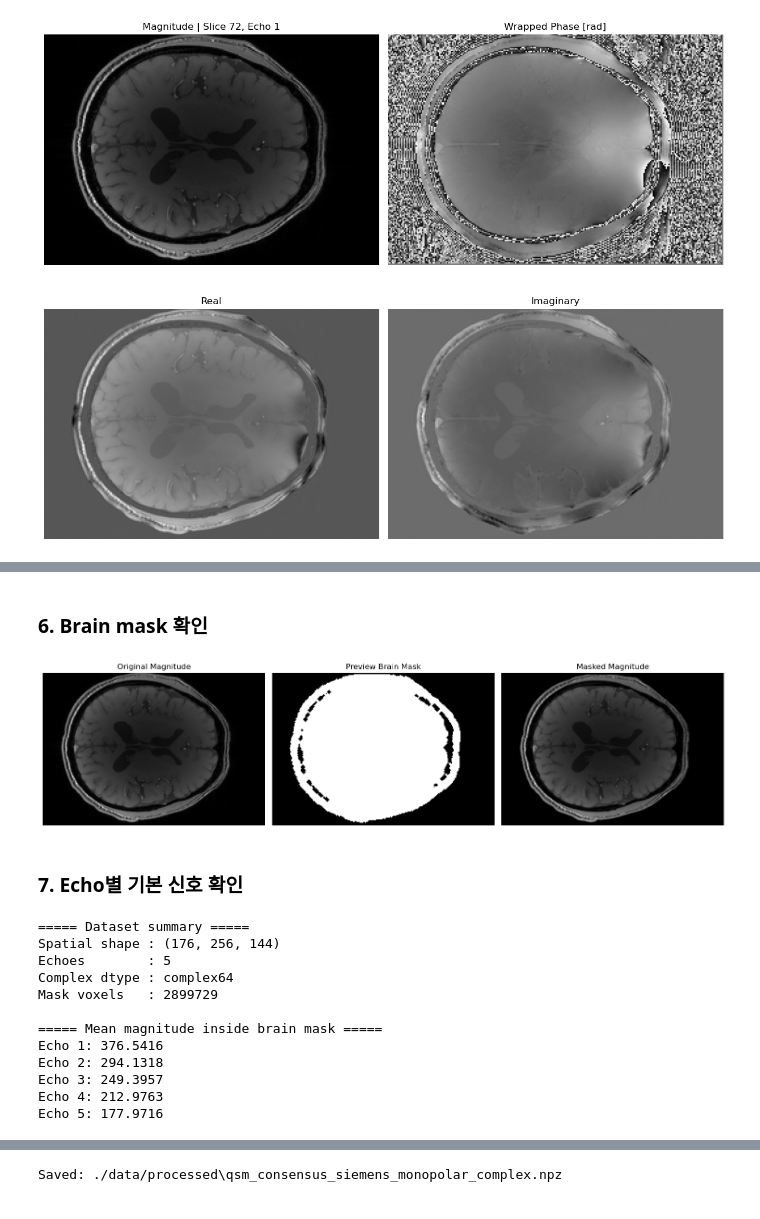
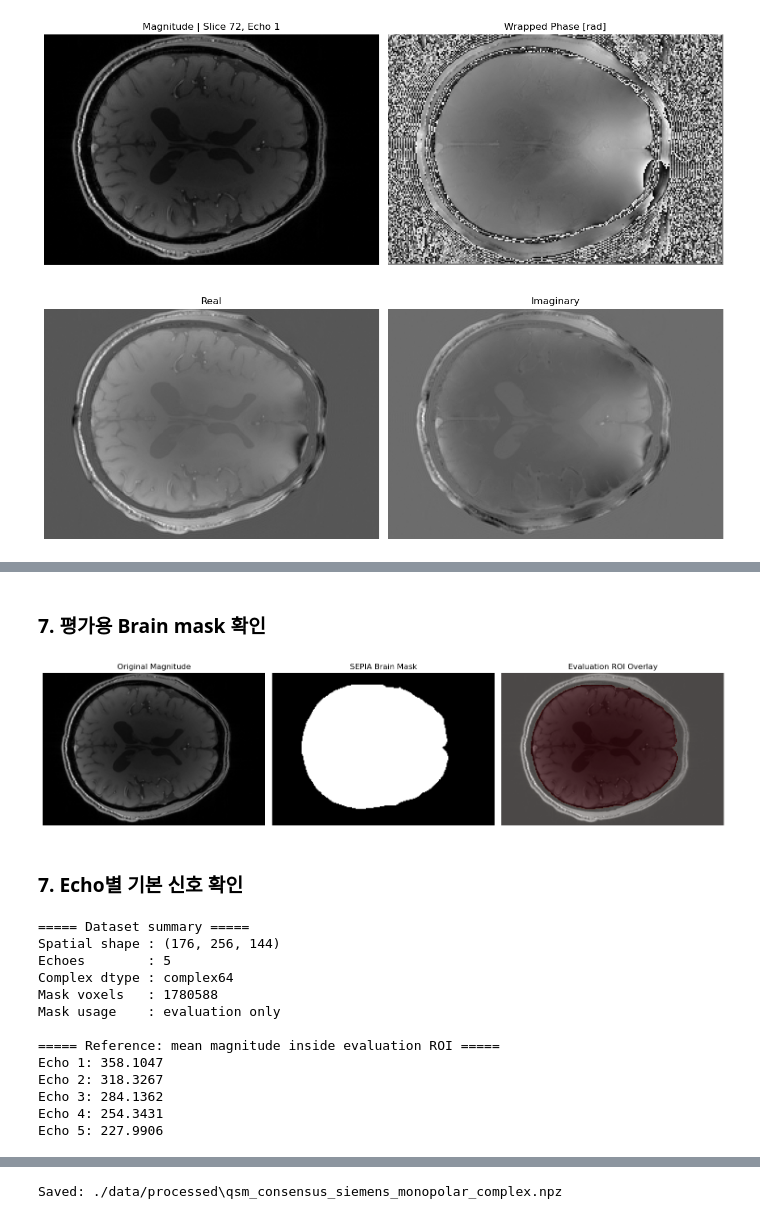
Before and after one commit to MRI-Denoising/Open-QSM-MP-PCA, a Jupyter notebook: 01_Load_data.ipynb, the cells around one changed output, grey strips where cells are left out. Cells and saved outputs as stored; diff of their text form; code cells hidden in the pictures.

```diff
--- a/01_Load_data.ipynb
+++ b/01_Load_data.ipynb
@@ -38,6 +37,18 @@ GRE_DIR = os.path.join(
     "SIEMENS",
     "Monopolar",
     "GRE"
+)
+
+# SEPIA Pipeline_MEDI에서 제공되는 공식 brain mask
+MASK_PATH = os.path.join(
+    DATASET_ROOT,
+    "derivatives",
+    "SEPIA",
+    "SIEMENS",
+    "Monopolar",
+    "GRE",
+    "Pipeline_MEDI",
+    "sub-001_ses-SIEMENS_acq-Monopolar_mask_brain.nii.gz"
 )
 
 N_ECHOES = 5
@@ -80,6 +91,8 @@ echo_idx = 0       # 0 = Echo 1
 
 print("GRE directory:")
 print(GRE_DIR)
+print("\nBrain mask:")
+print(MASK_PATH)
 
 print("\nMagnitude files:")
 for p in mag_paths:
@@ -384,28 +445,28 @@ mask voxels: 2899729
 # %% [markdown]
-### 6. Brain mask 확인
+### 7. 평가용 Brain mask 확인
 # %%
 magnitude_slice = magnitude_4d[:, :, slice_idx, echo_idx]
 mask_slice = mask[:, :, slice_idx]
-masked_magnitude = magnitude_slice * mask_slice
 
 fig, ax = plt.subplots(1, 3, figsize=(15, 5))
 
 ax[0].imshow(magnitude_slice, cmap="gray")
 ax[0].set_title("Original Magnitude")
 ax[0].axis("off")
 
 ax[1].imshow(mask_slice, cmap="gray")
-ax[1].set_title("Preview Brain Mask")
+ax[1].set_title("SEPIA Brain Mask")
 ax[1].axis("off")
 
-ax[2].imshow(masked_magnitude, cmap="gray")
-ax[2].set_title("Masked Magnitude")
+ax[2].imshow(magnitude_slice, cmap="gray")
+ax[2].imshow(mask_slice, cmap="Reds", alpha=0.30)
+ax[2].set_title("Evaluation ROI Overlay")
 ax[2].axis("off")
 
 plt.tight_layout()
 plt.show()
 # %% [output]
-[figure, old version]
+[figure, new version]
 # %% [markdown]
 ### 7. Echo별 기본 신호 확인
 # %%
@@ -414,8 +475,9 @@ print("Spatial shape :", meas_gre.shape[:3])
 print("Echoes        :", meas_gre.shape[-1])
 print("Complex dtype :", meas_gre.dtype)
 print("Mask voxels   :", np.sum(mask))
+print("Mask usage    : evaluation only")
 
-print("\n===== Mean magnitude inside brain mask =====")
+print("\n===== Reference: mean magnitude inside evaluation ROI =====")
 for e in range(meas_gre.shape[-1]):
     mean_signal = np.mean(np.abs(meas_gre[..., e])[mask])
     print(f"Echo {e + 1}: {mean_signal:.4f}")
@@ -424,14 +486,15 @@ for e in range(meas_gre.shape[-1]):
 Spatial shape : (176, 256, 144)
 Echoes        : 5
 Complex dtype : complex64
-Mask voxels   : 2899729
+Mask voxels   : 1780588
+Mask usage    : evaluation only
 
-===== Mean magnitude inside brain mask =====
-Echo 1: 376.5416
-Echo 2: 294.1318
-Echo 3: 249.3957
-Echo 4: 212.9763
-Echo 5: 177.9716
+===== Reference: mean magnitude inside evaluation ROI =====
+Echo 1: 358.1047
+Echo 2: 318.3267
+Echo 3: 284.1362
+Echo 4: 254.3431
+Echo 5: 227.9906
 # %% [markdown]
 ### 8. 기존 MP-PCA 코드와 연결할 변수
 
```
Also changed, not shown: parts of 8 cells of this notebook, 19 other files.
